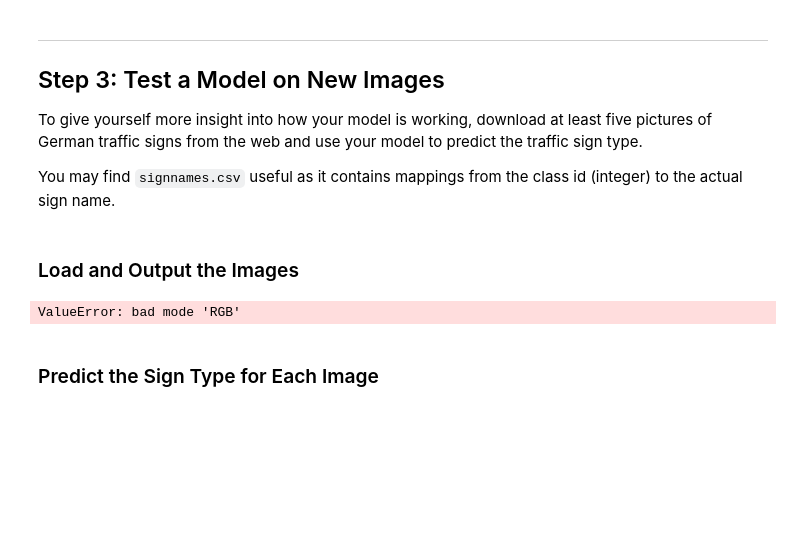
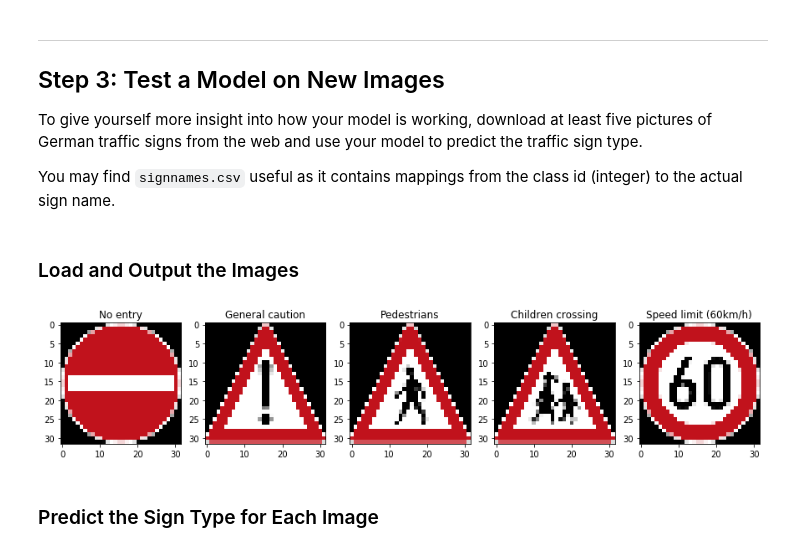
Before and after one commit to Cpruce/SDC-TrafficSigns, a Jupyter notebook: Traffic_Sign_Classifier.ipynb, the cells around one changed output. Drawn from its saved outputs; the diff is of its cells as text; code cells hidden in the pictures; blank space fills up the shorter version.

```diff
--- a/Traffic_Sign_Classifier.ipynb
+++ b/Traffic_Sign_Classifier.ipynb
@@ -22,9 +22,10 @@ The [rubric](https://review.udacity.com/#!/rubrics/481/view) contains "Stand Out
 # %%
 # Load pickled data
 import pickle
-
+import os
+os.environ['CUDA_VISIBLE_DEVICES'] = ''
 # TODO: Fill this in based on where you saved the training and testing data
-data_dir = '/Users/cory/Udacity/SDC/SDC-TrafficSigns/traffic-signs-data'
+data_dir = './traffic-signs-data/'
 training_file = data_dir+'/train.p'
 validation_file=data_dir+'/valid.p'
 testing_file = data_dir+'/test.p'
@@ -351,15 +365,16 @@ You may find `signnames.csv` useful as it contains mappings from the class id (i
 ### Load the images and plot them here.
 ### Feel free to use as many code cells as needed.
 import matplotlib.image as mpimg
-from PIL import Image
+import cv2
 size = 32
+# sign images from https://en.wikipedia.org/wiki/Road_signs_in_Germany
 test_files = ['17_no_entry.png', '18_general_caution.png', '27_pedestrains.png',
                 '28_children_crossing.png', '3_speed_limit_60km_per_hr.png']
 
 imgs, labels = [], []
 for test_file in test_files:
-    img = Image.open(test_file, "RGB") #mpimg.imread(test_file)
-    img = np.array(img.resize((32, 32), Image.ANTIALIAS))
+    img = cv2.cvtColor(cv2.imread(test_file), cv2.COLOR_BGR2RGB)
+    img = cv2.resize(img, (size, size))
     #print(img.shape)
     items = test_file.split('_')
     items[-1] = items[-1].split('.')[0]
@@ -367,9 +382,14 @@ for test_file in test_files:
     labels.append(label)
     imgs.append(img)
 imgs = np.array(imgs)
-labels, imgs
-# %% [output]
-ValueError: bad mode 'RGB'
+# %%
+f, axarr = plt.subplots(1, 5,figsize=(15,15))
+for i, (img, label) in enumerate(zip(imgs, labels)):
+    axarr[i].imshow(img)
+    axarr[i].set_title('{}'.format(signnames_dict[label]))
+plt.show()
+# %% [output]
+[figure, added]
 # %% [markdown]
 ### Predict the Sign Type for Each Image
 # %%
```
Also changed, not shown: parts of 10 cells of this notebook, 6 other files.
